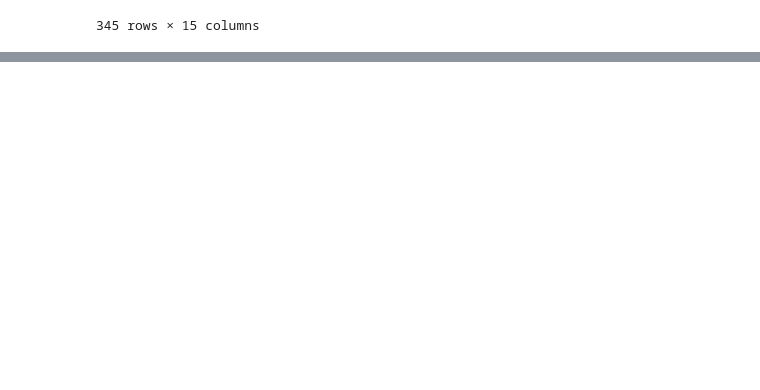
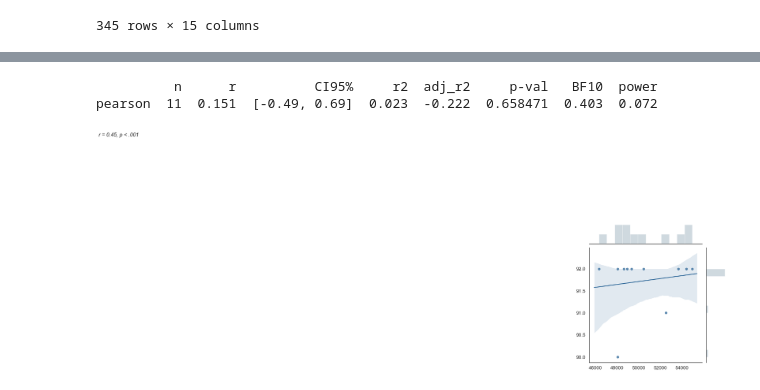
Before and after one commit to shujams/Global-Health-Indicator-Analysis, a Jupyter notebook: Population_Health.ipynb, the cells around one changed output, grey strips where cells are left out. Drawn from its saved outputs; the diff is of its cells as text; code cells hidden in the pictures; blank space fills up the shorter version.

```diff
--- a/Population_Health.ipynb
+++ b/Population_Health.ipynb
@@ -110,0 +163,21 @@ dropped_usa_data_df_format
+# %%
+# Calculating r value and plotting graphs for GNP vs Infant Mortality (USA)
+
+sns.set(style='white', font_scale=1.2)
+
+x = [ x[0] for x in decade_health_USA_T_codes[['NY.GNP.PCAP.CD']].values]
+y = [ x[0] for x in decade_health_USA_T_codes[['SH.IMM.MEAS']].values]
+
+print(pg.corr(x, y))
+
+g = sns.JointGrid(x, y)
+g = g.plot_joint(sns.regplot, color="xkcd:muted blue")
+g = g.plot_marginals(sns.distplot, kde=False, bins=12, color="xkcd:bluey grey")
+g.ax_joint.text(150, 95, 'r = 0.45, p < .001', fontstyle='italic')
+plt.tight_layout()
+
+plt.savefig("gnp_usa.png")
+# %% [output]
+          n      r          CI95%     r2  adj_r2     p-val   BF10  power
+pearson  11  0.151  [-0.49, 0.69]  0.023  -0.222  0.658471  0.403  0.072
+[figure, added]
```
Also changed, not shown: parts of 35 cells of this notebook, 23 other files.
